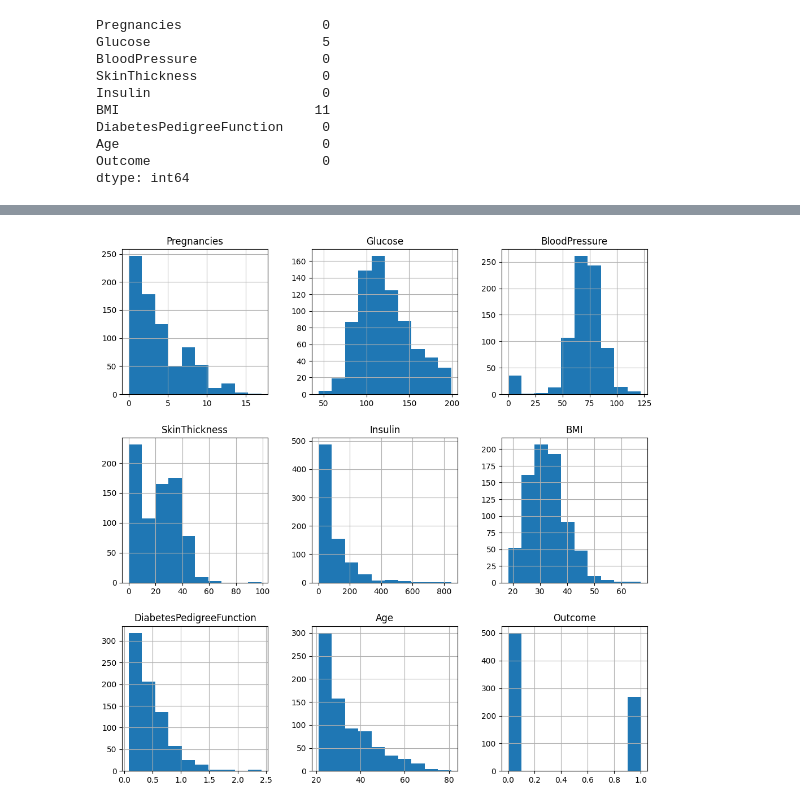
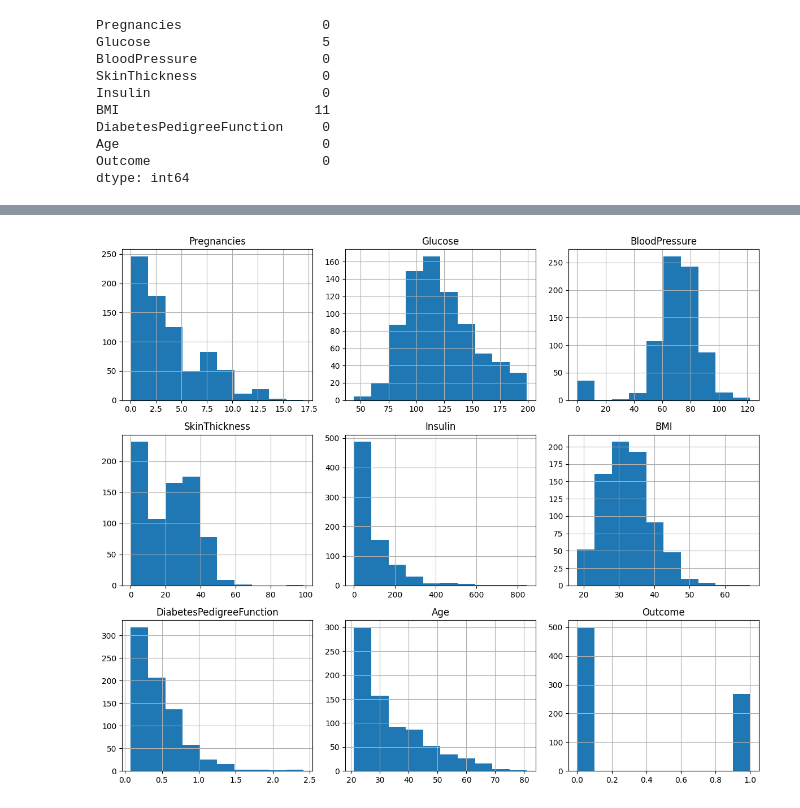
Before and after one commit to 4GeeksAcademy/dori1888-intro-ml, a Jupyter notebook: src/04-decission-tree.ipynb, the cells around one changed output, grey strips where cells are left out. Saved outputs shown, nothing was run; the diff lists cells and outputs as text; code cells hidden in the pictures.

```diff
--- a/src/04-decission-tree.ipynb
+++ b/src/04-decission-tree.ipynb
@@ -70,4 +153,0 @@ dtype: int64
-# %%
-# . Imputación (mediana para variables numéricas)
-df["BMI"] = df["BMI"].fillna(df["BMI"].median())
-df["Glucose"] = df["Glucose"].fillna(df["Glucose"].median())
@@ -79,0 +166,10 @@ df[df["Glucose"] == 0]
+# %%
+# Imputación de valores faltantes con la mediana
+
+for col in cols_with_invalid_zeros:
+    mediana = df[col].median()
+    df[col] = df[col].fillna(mediana)
+    print(f"Mediana usada para {col}: {mediana}")
+
+# Verificamos que ya no quedan NaN en estas columnas
+df[cols_with_invalid_zeros].isnull().sum()
@@ -80,7 +210,8 @@ df[df["Glucose"] == 0]
 # %%
-# Continuar con el EDA
+# EDA BASICO-Histogramas de las variables numéricas
 
-df.hist(figsize=(12,12))
+df.hist(figsize=(12, 10))
+plt.tight_layout()
 plt.show()
 # %% [output]
-[figure, old version]
+[figure, new version]
```
Also changed, not shown: parts of 21 cells of this notebook.
